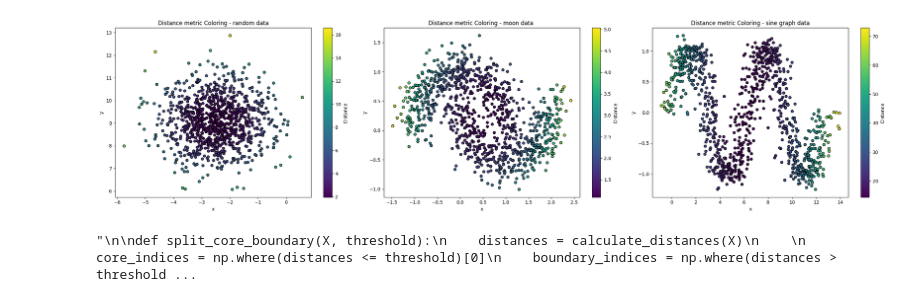
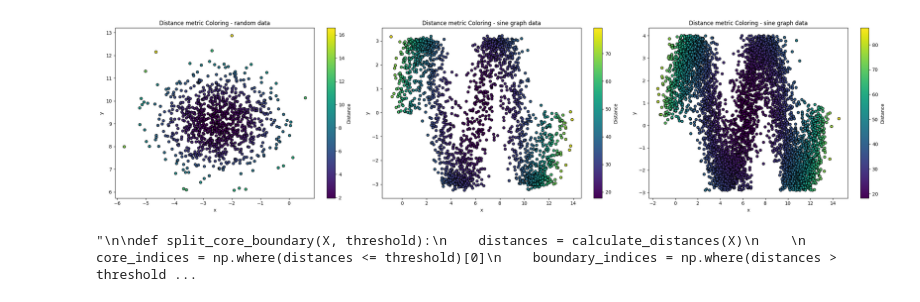
Before and after one commit to ismael909/Data-Balancing, a Jupyter notebook: Artificial_Data/distance.ipynb, the cells around one changed output. Cells and saved outputs as stored; diff of their text form; code cells hidden in the pictures.

```diff
--- a/Artificial_Data/distance.ipynb
+++ b/Artificial_Data/distance.ipynb
@@ -19,11 +10,28 @@ X2 = X2t + additional_noise
 # %%
-n_samples = 1000
+n_samples = 2000
 x = np.linspace(0, 4 * np.pi, n_samples)
-y = np.sin(x) + np.random.normal(scale=0.1, size=x.shape)
+y = np.sin(x) * 3 + np.random.normal(scale=0.1, size=x.shape)
 
-thickness_noise = np.random.normal(scale=0.6, size=x.shape)
+thickness_noise = np.random.normal(scale=0.7, size=x.shape)
 
 X3 = np.vstack((x + thickness_noise, y)).T
+# %%
+n_samples = 500
+x = np.linspace(0, 4 * np.pi, n_samples)
+
+# Generate y-values with small offsets
+offsets = np.linspace(0.1, 1.0, 10)  # 10 different offsets for 10 sine waves
+
+# Generate the sine waves and add noise to x-values
+sine_waves = []
+for offset in offsets:
+    y = np.sin(x) * 3 + offset
+    thickness_noise = np.random.normal(scale=0.7, size=x.shape)
+    sine_wave = np.vstack((x + thickness_noise, y)).T
+    sine_waves.append(sine_wave)
+
+# Combine all sine waves into one array
+X4 = np.vstack(sine_waves)
 # %%
 def calculate_distances(x, p):
     n_samples = x.shape[0]
@@ -40,37 +48,38 @@ def calculate_distances(x, p):
 
 distances = calculate_distances(X, 2)
 
-distances2 = calculate_distances(X2, 2)
+distances3 = calculate_distances(X3, 2)
 
-distances3 = calculate_distances(X3, 2)
+distances4 = calculate_distances(X4, 2)
 # %%
 fig, axs = plt.subplots(1, 3, figsize=(24, 6))
 
 # Plot 1
 scatter = axs[0].scatter(X[:, 0], X[:, 1], c=distances, cmap='viridis', s=30, edgecolor='k')
 axs[0].set_title('Distance metric Coloring - random data')
 axs[0].set_xlabel('x')
 axs[0].set_ylabel('y')
 fig.colorbar(scatter, ax=axs[0], label='Distance')
 
+
 # Plot 2
-scatter = axs[1].scatter(X2[:, 0], X2[:, 1], c=distances2, cmap='viridis', s=30, edgecolor='k')
-axs[1].set_title('Distance metric Coloring - moon data ')
+scatter = axs[1].scatter(X3[:, 0], X3[:, 1], c=distances3, cmap='viridis', s=30, edgecolor='k')
+axs[1].set_title('Distance metric Coloring - sine graph data')
 axs[1].set_xlabel('x')
 axs[1].set_ylabel('y')
 fig.colorbar(scatter, ax=axs[1], label='Distance')
 
 # Plot 3
-scatter = axs[2].scatter(X3[:, 0], X3[:, 1], c=distances3, cmap='viridis', s=30, edgecolor='k')
+scatter = axs[2].scatter(X4[:, 0], X4[:, 1], c=distances4, cmap='viridis', s=30, edgecolor='k')
 axs[2].set_title('Distance metric Coloring - sine graph data')
 axs[2].set_xlabel('x')
 axs[2].set_ylabel('y')
 fig.colorbar(scatter, ax=axs[2], label='Distance')
 
 plt.tight_layout()
 plt.show()
 # %% [output]
-[figure, old version]
+[figure, new version]
 # %%
 
 # Ignore for now:
```
Also changed, not shown: parts of 2 cells of this notebook.
